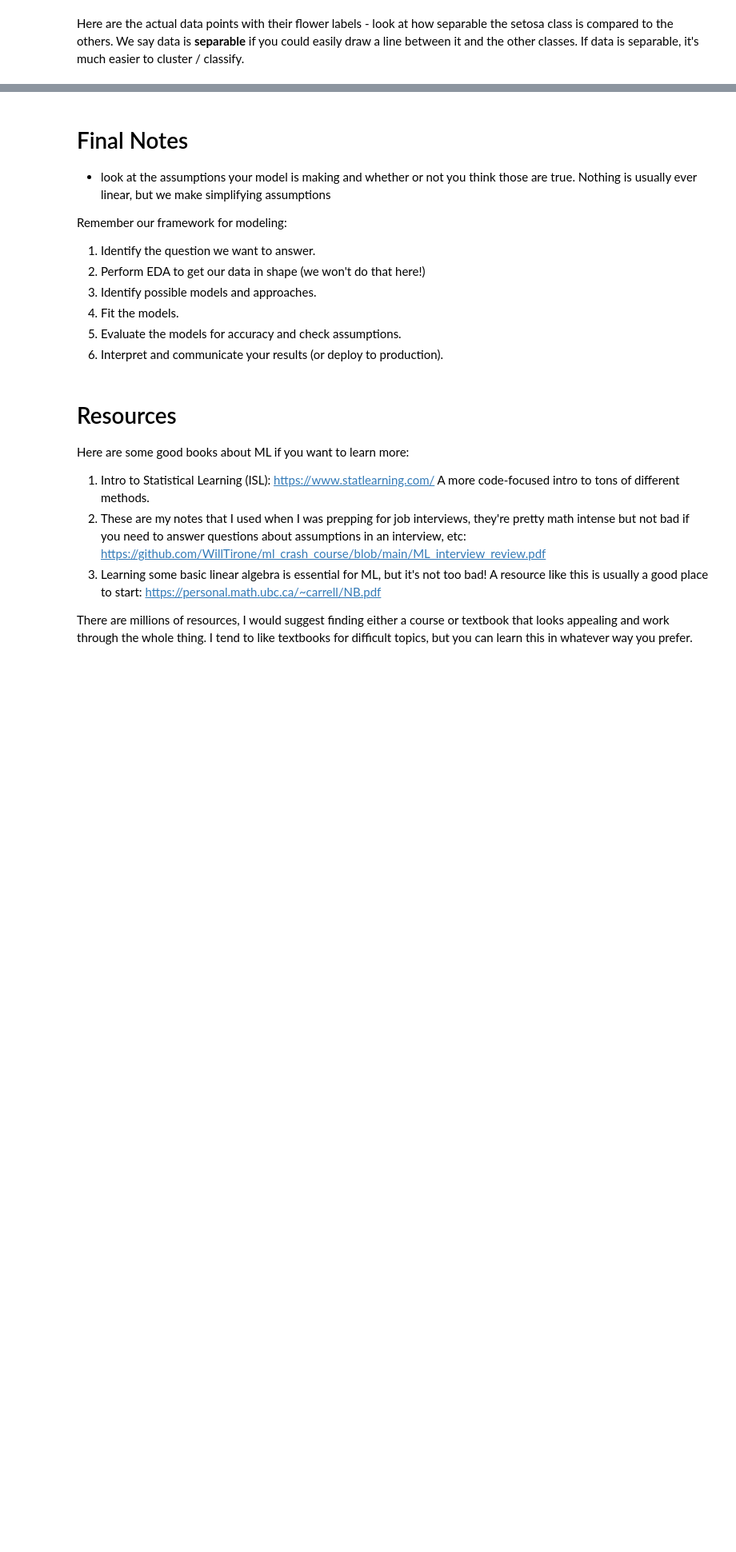
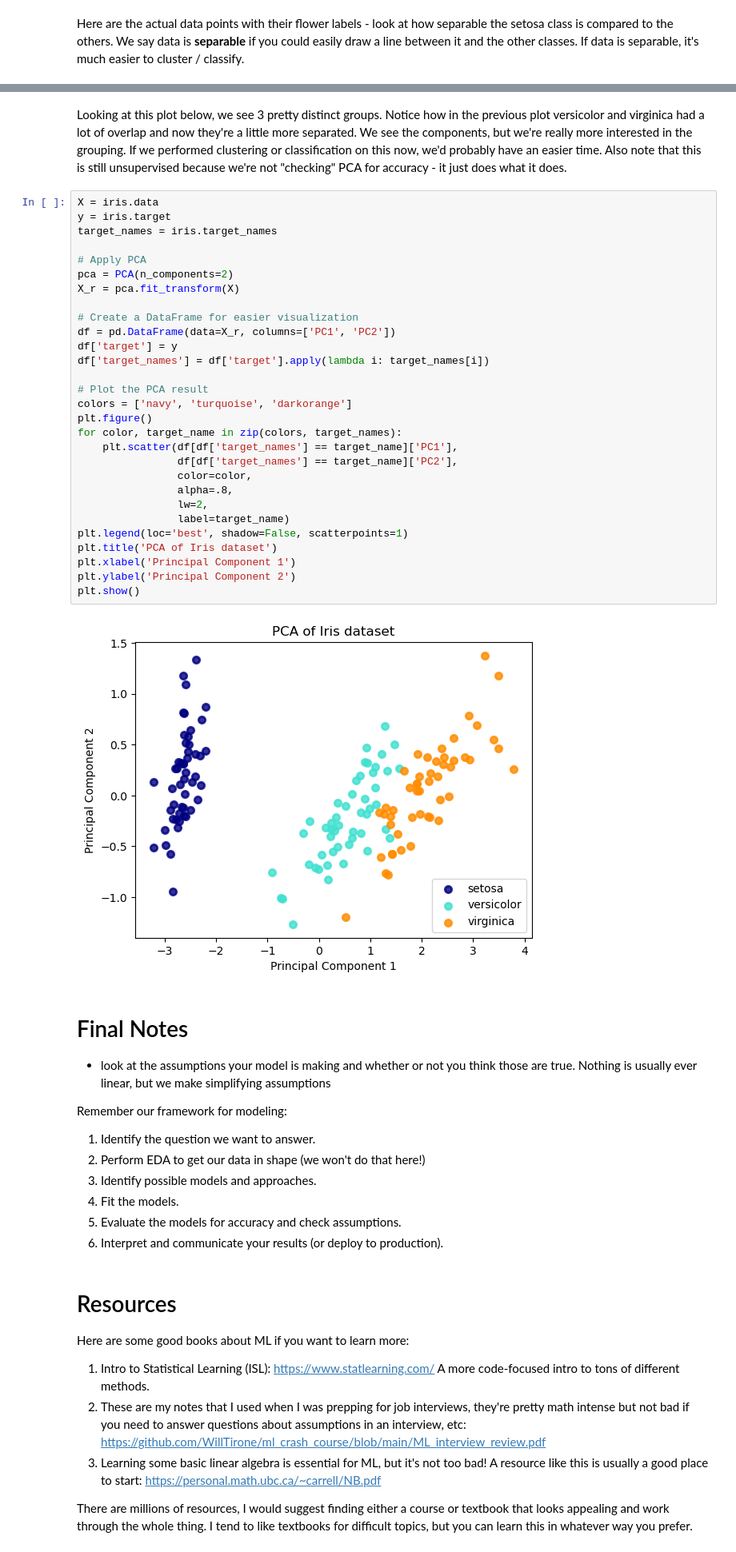
Before and after one commit to WayneBonnett/ml_crash_course, a Jupyter notebook: crash_course.ipynb, the cells around one changed output, grey strips where cells are left out. Shown at 80% size. Saved outputs shown, nothing was run; the diff lists cells and outputs as text; blank space fills up the shorter version.

```diff
--- a/crash_course.ipynb
+++ b/crash_course.ipynb
@@ -684,3 +695,36 @@ bias-variance tradeoff
+# %% [markdown]
+Looking at this plot below, we see 3 pretty distinct groups. Notice how in the previous plot versicolor and virginica had a lot of overlap and now they're a little more separated. We see the components, but we're really more interested in the grouping. If we performed clustering or classification on this now, we'd probably have an easier time. Also note that this is still unsupervised because we're not "checking" PCA for accuracy - it just does what it does.
+# %%
+X = iris.data
+y = iris.target
+target_names = iris.target_names
+
+# Apply PCA
+pca = PCA(n_components=2)
+X_r = pca.fit_transform(X)
+
+# Create a DataFrame for easier visualization
+df = pd.DataFrame(data=X_r, columns=['PC1', 'PC2'])
+df['target'] = y
+df['target_names'] = df['target'].apply(lambda i: target_names[i])
+
+# Plot the PCA result
+colors = ['navy', 'turquoise', 'darkorange']
+plt.figure()
+for color, target_name in zip(colors, target_names):
+    plt.scatter(df[df['target_names'] == target_name]['PC1'],
+                df[df['target_names'] == target_name]['PC2'],
+                color=color,
+                alpha=.8,
+                lw=2,
+                label=target_name)
+plt.legend(loc='best', shadow=False, scatterpoints=1)
+plt.title('PCA of Iris dataset')
+plt.xlabel('Principal Component 1')
+plt.ylabel('Principal Component 2')
+plt.show()
+# %% [output]
+[figure, added]
 # %% [markdown]
 # Final Notes
 
```
Also changed, not shown: parts of 5 cells of this notebook, 1 other file.
